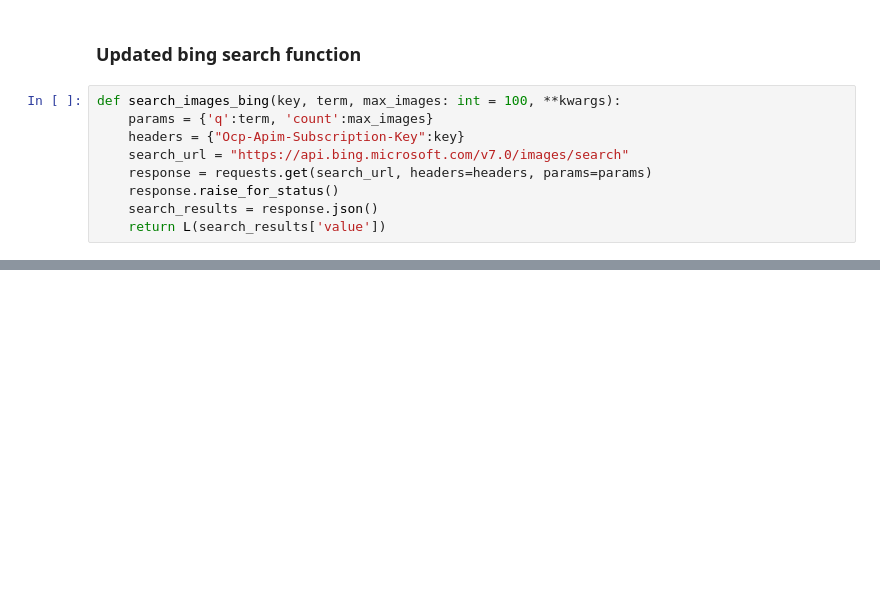
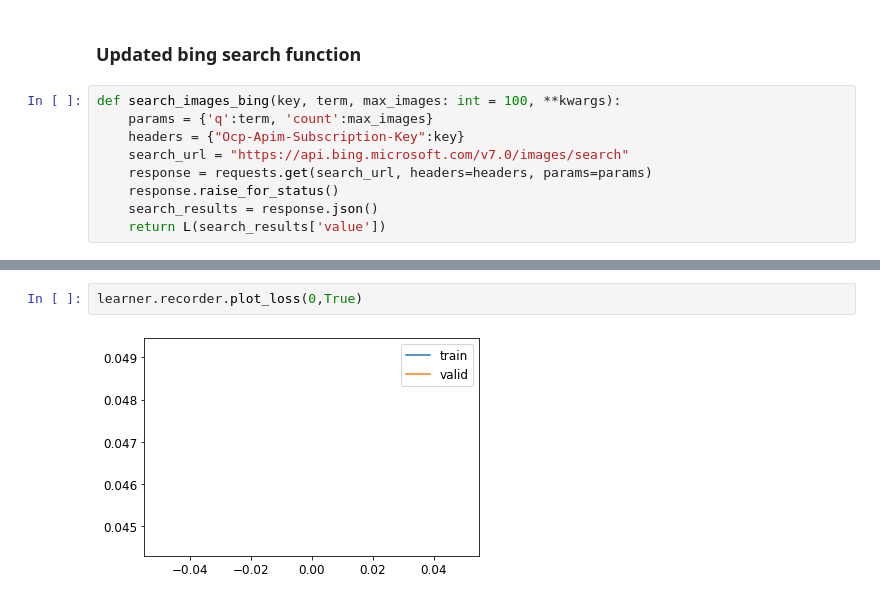
Before and after one commit to dennyi/pytorch_fastai_rodent_classifier, a Jupyter notebook: model_training.ipynb, the cells around one changed output, grey strips where cells are left out. Drawn from its saved outputs; the diff is of its cells as text; blank space fills up the shorter version.

```diff
--- a/model_training.ipynb
+++ b/model_training.ipynb
@@ -33,0 +84,4 @@ FileNotFoundError: [Errno 2] No such file or directory: 'images/rabbits'
+# %%
+learner.recorder.plot_loss(0,True)
+# %% [output]
+[figure, added]
```
Also changed, not shown: parts of 18 cells of this notebook.
